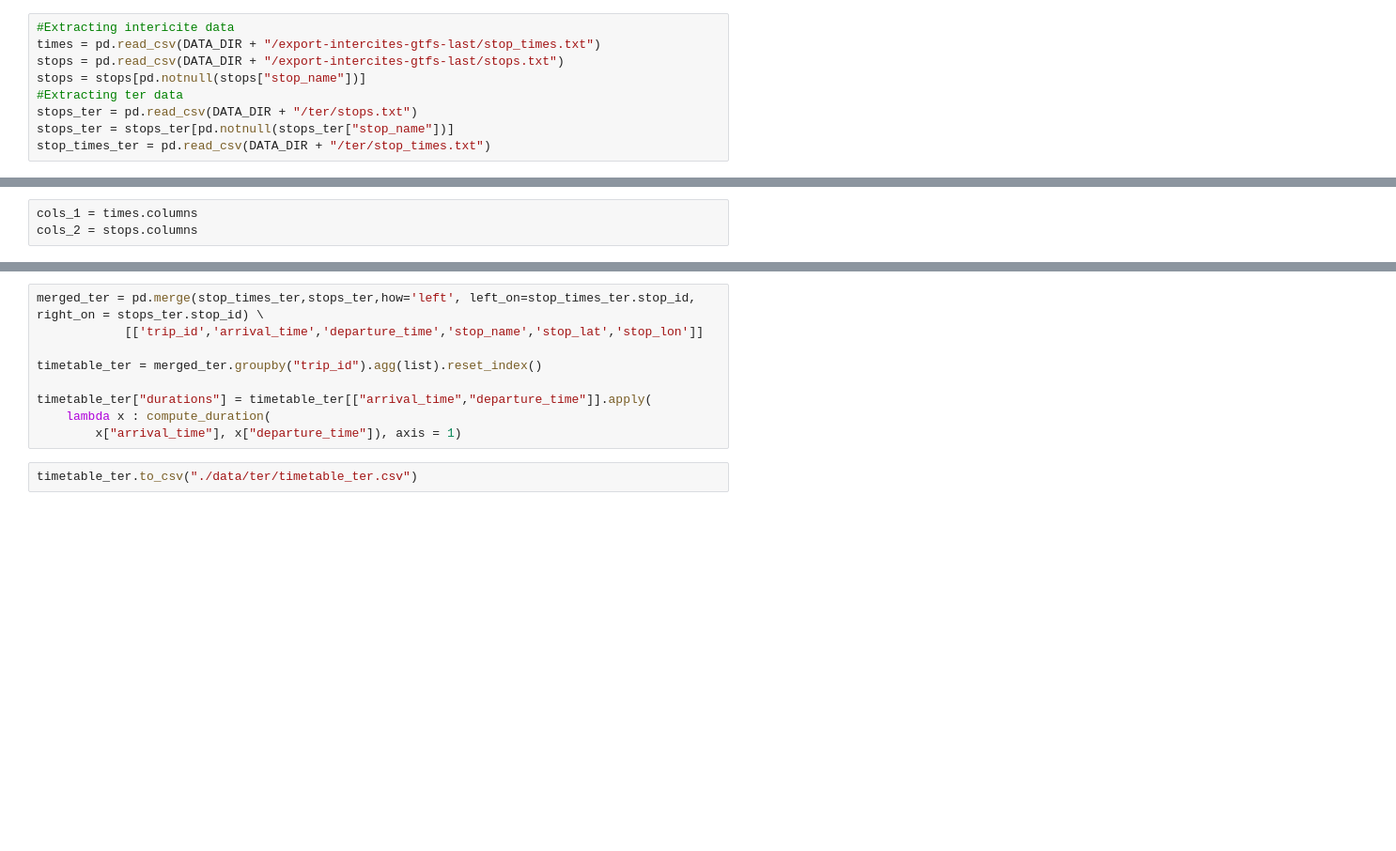
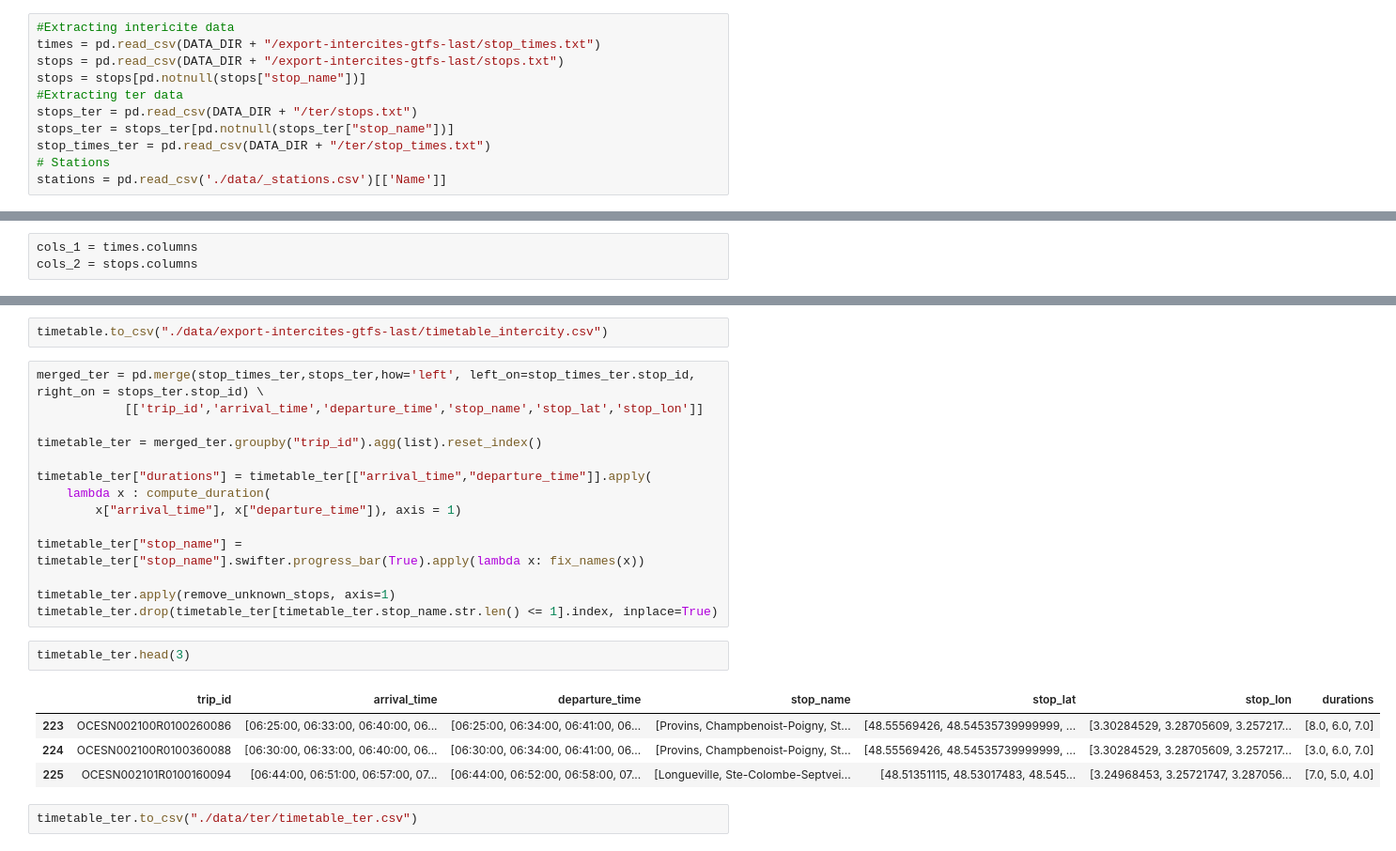
Before and after one commit to Firas11993/Datavis, a Jupyter notebook: compute_durations_intercity_and_ter.ipynb, the cells around one changed output, grey strips where cells are left out. Shown at 94% size. Cells and saved outputs as stored; diff of their text form; blank space fills up the shorter version.

```diff
--- a/compute_durations_intercity_and_ter.ipynb
+++ b/compute_durations_intercity_and_ter.ipynb
@@ -14,6 +16,8 @@ stops = stops[pd.notnull(stops["stop_name"])]
 stops_ter = pd.read_csv(DATA_DIR + "/ter/stops.txt")
 stops_ter = stops_ter[pd.notnull(stops_ter["stop_name"])]
 stop_times_ter = pd.read_csv(DATA_DIR + "/ter/stop_times.txt")
+# Stations
+stations = pd.read_csv('./data/_stations.csv')[['Name']]
 # %%
 #fix times which hours exceeds 24
 def fix_times(time) :
@@ -56,3 +216,5 @@ timetable.head(3)
+# %%
+timetable.to_csv("./data/export-intercites-gtfs-last/timetable_intercity.csv")
 # %%
 merged_ter = pd.merge(stop_times_ter,stops_ter,how='left', left_on=stop_times_ter.stop_id, right_on = stops_ter.stop_id) \
             [['trip_id','arrival_time','departure_time','stop_name','stop_lat','stop_lon']]
@@ -62,5 +224,17 @@ timetable_ter = merged_ter.groupby("trip_id").agg(list).reset_index()
 timetable_ter["durations"] = timetable_ter[["arrival_time","departure_time"]].apply(
     lambda x : compute_duration(
         x["arrival_time"], x["departure_time"]), axis = 1)
+
+timetable_ter["stop_name"] = timetable_ter["stop_name"].swifter.progress_bar(True).apply(lambda x: fix_names(x))
+
+timetable_ter.apply(remove_unknown_stops, axis=1)
+timetable_ter.drop(timetable_ter[timetable_ter.stop_name.str.len() <= 1].index, inplace=True)
+# %%
+timetable_ter.head(3)
+# %% [output]
+|  | trip_id | arrival_time | departure_time | stop_name | stop_lat | stop_lon | durations |
+| 223 | OCESN002100R0100260086 | [06:25:00, 06:33:00, 06:40:00, 06... | [06:25:00, 06:34:00, 06:41:00, 06... | [Provins, Champbenoist-Poigny, St... | [48.55569426, 48.54535739999999, ... | [3.30284529, 3.28705609, 3.257217... | [8.0, 6.0, 7.0] |
+| 224 | OCESN002100R0100360088 | [06:30:00, 06:33:00, 06:40:00, 06... | [06:30:00, 06:34:00, 06:41:00, 06... | [Provins, Champbenoist-Poigny, St... | [48.55569426, 48.54535739999999, ... | [3.30284529, 3.28705609, 3.257217... | [3.0, 6.0, 7.0] |
+| 225 | OCESN002101R0100160094 | [06:44:00, 06:51:00, 06:57:00, 07... | [06:44:00, 06:52:00, 06:58:00, 07... | [Longueville, Ste-Colombe-Septvei... | [48.51351115, 48.53017483, 48.545... | [3.24968453, 3.25721747, 3.287056... | [7.0, 5.0, 4.0] |
 # %%
 timetable_ter.to_csv("./data/ter/timetable_ter.csv")
```
Also changed, not shown: parts of 5 cells of this notebook, 4 other files.
